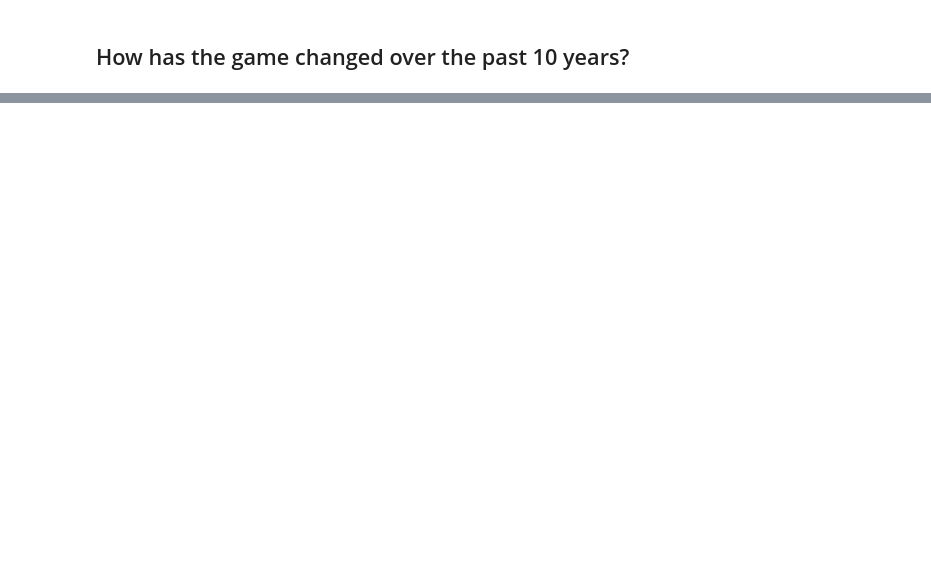
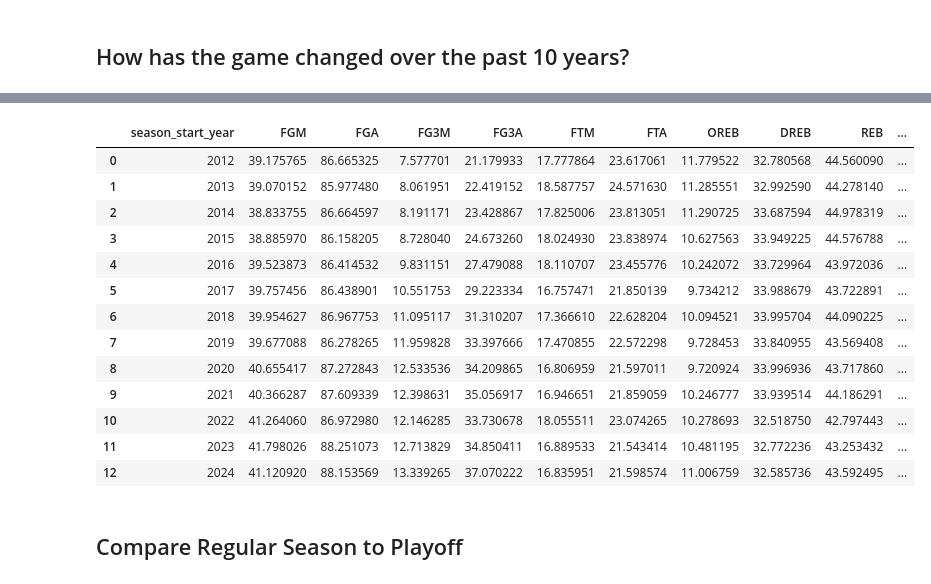
Before and after one commit to listeven06/nba_analytics, a Jupyter notebook: analysis.ipynb, the cells around one changed output, grey strips where cells are left out. Saved outputs shown, nothing was run; the diff lists cells and outputs as text; code cells hidden in the pictures; blank space fills up the shorter version.

```diff
--- a/analysis.ipynb
+++ b/analysis.ipynb
@@ -78,0 +139,30 @@ fig.show()
+# %%
+change_per100_df = change_df.copy()
+for col in change_per100_df.columns[3:18]:
+    change_per100_df[col] = (change_per100_df[col] / change_per100_df['POSS_est']) * 100
+
+change_per100_df.drop(columns=['MIN', 'POSS_est'], inplace=True)
+
+fig = go.Figure()
+for col in change_per100_df.columns[1:]:
+    fig.add_trace(go.Scatter(x=change_per100_df['season_start_year'],
+                             y=change_per100_df[col],
+                             name = col))
+
+fig.show()
+change_per100_df
+# %% [output]
+|  | season_start_year | FGM | FGA | FG3M | FG3A | FTM | FTA | OREB | DREB | REB | ... |
+| 0 | 2012 | 39.175765 | 86.665325 | 7.577701 | 21.179933 | 17.777864 | 23.617061 | 11.779522 | 32.780568 | 44.560090 | ... |
+| 1 | 2013 | 39.070152 | 85.977480 | 8.061951 | 22.419152 | 18.587757 | 24.571630 | 11.285551 | 32.992590 | 44.278140 | ... |
+| 2 | 2014 | 38.833755 | 86.664597 | 8.191171 | 23.428867 | 17.825006 | 23.813051 | 11.290725 | 33.687594 | 44.978319 | ... |
+| 3 | 2015 | 38.885970 | 86.158205 | 8.728040 | 24.673260 | 18.024930 | 23.838974 | 10.627563 | 33.949225 | 44.576788 | ... |
+| 4 | 2016 | 39.523873 | 86.414532 | 9.831151 | 27.479088 | 18.110707 | 23.455776 | 10.242072 | 33.729964 | 43.972036 | ... |
+| 5 | 2017 | 39.757456 | 86.438901 | 10.551753 | 29.223334 | 16.757471 | 21.850139 | 9.734212 | 33.988679 | 43.722891 | ... |
+| 6 | 2018 | 39.954627 | 86.967753 | 11.095117 | 31.310207 | 17.366610 | 22.628204 | 10.094521 | 33.995704 | 44.090225 | ... |
+| 7 | 2019 | 39.677088 | 86.278265 | 11.959828 | 33.397666 | 17.470855 | 22.572298 | 9.728453 | 33.840955 | 43.569408 | ... |
+| 8 | 2020 | 40.655417 | 87.272843 | 12.533536 | 34.209865 | 16.806959 | 21.597011 | 9.720924 | 33.996936 | 43.717860 | ... |
+| 9 | 2021 | 40.366287 | 87.609339 | 12.398631 | 35.056917 | 16.946651 | 21.859059 | 10.246777 | 33.939514 | 44.186291 | ... |
+| 10 | 2022 | 41.264060 | 86.972980 | 12.146285 | 33.730678 | 18.055511 | 23.074265 | 10.278693 | 32.518750 | 42.797443 | ... |
+| 11 | 2023 | 41.798026 | 88.251073 | 12.713829 | 34.850411 | 16.889533 | 21.543414 | 10.481195 | 32.772236 | 43.253432 | ... |
+| 12 | 2024 | 41.120920 | 88.153569 | 13.339265 | 37.070222 | 16.835951 | 21.598574 | 11.006759 | 32.585736 | 43.592495 | ... |
@@ -78,0 +183,2 @@ fig.show()
+# %% [markdown]
+## Compare Regular Season to Playoff
```
Also changed, not shown: parts of 13 cells of this notebook.
